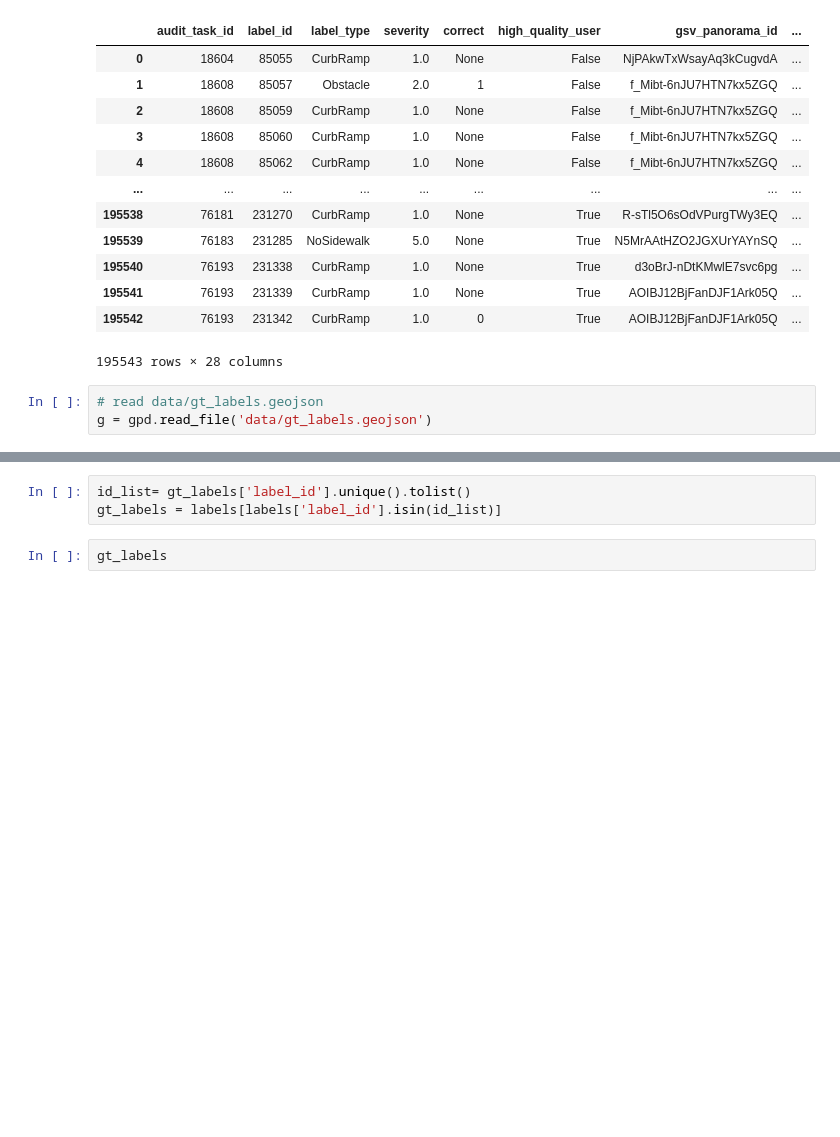
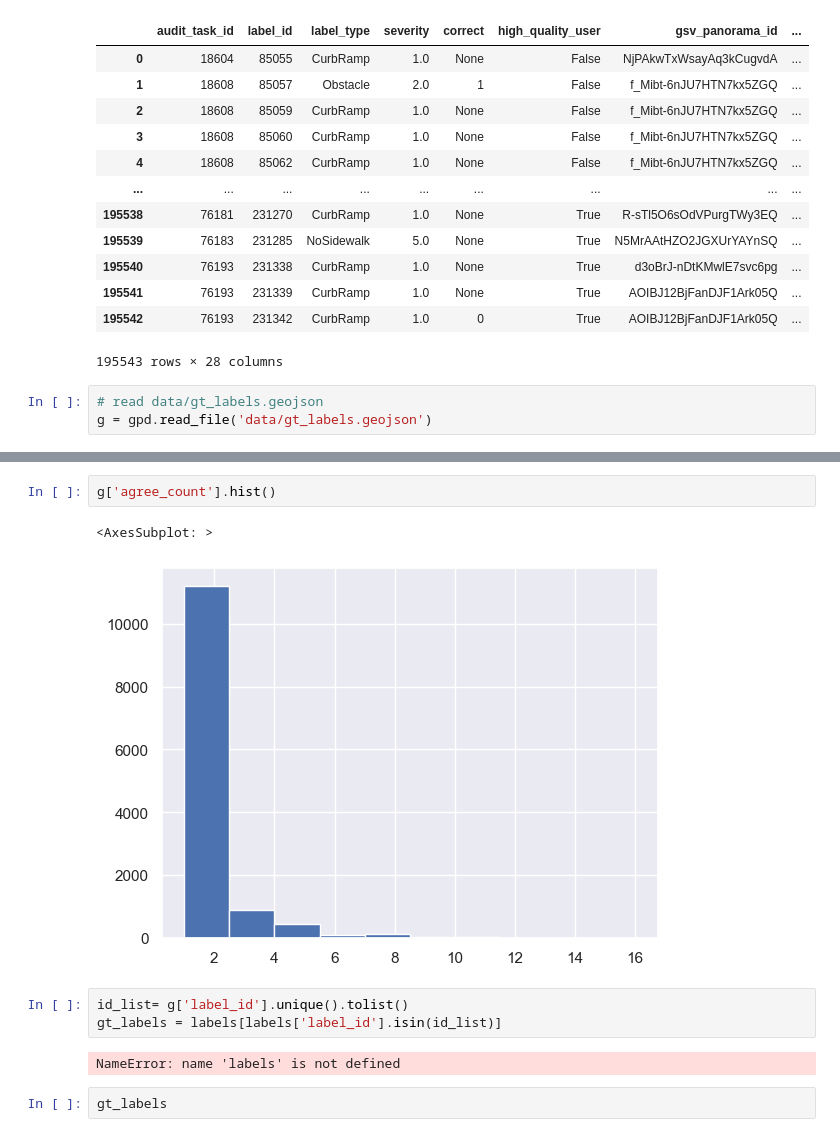
Before and after one commit to crescendochu/ML-project-sidewalk, a Jupyter notebook: seattle/data-processing.ipynb, the cells around one changed output, grey strips where cells are left out. Drawn from its saved outputs; the diff is of its cells as text; blank space fills up the shorter version.

Commit message:
gt labels

```diff
--- a/seattle/data-processing.ipynb
+++ b/seattle/data-processing.ipynb
@@ -214,6 +230,13 @@ g = gpd.read_file('data/gt_labels.geojson')
+# %%
+g['agree_count'].hist()
+# %% [output]
+<AxesSubplot: >
+[figure, added]
 # %%
-id_list= gt_labels['label_id'].unique().tolist()
+id_list= g['label_id'].unique().tolist()
 gt_labels = labels[labels['label_id'].isin(id_list)]
+# %% [output]
+NameError: name 'labels' is not defined
 # %%
 gt_labels
 # %% [output]
```
Also changed, not shown: parts of 9 cells of this notebook, 2 other files.
